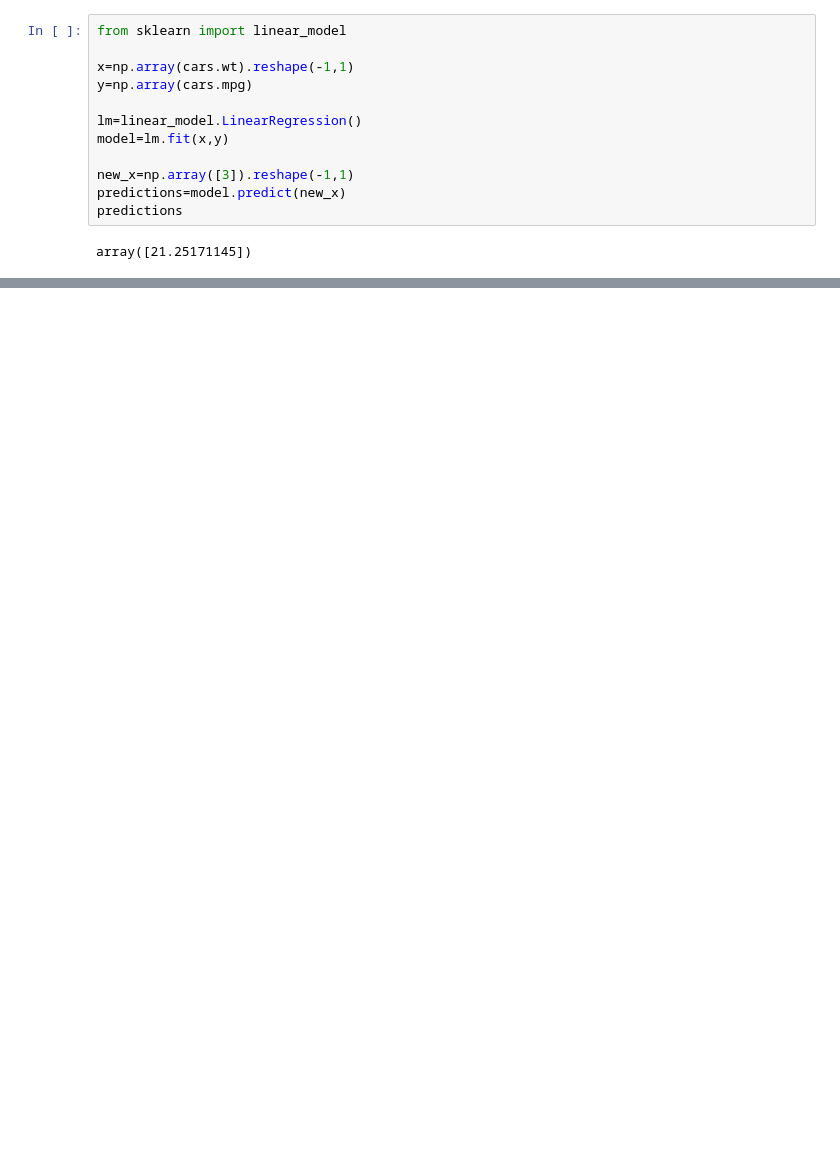
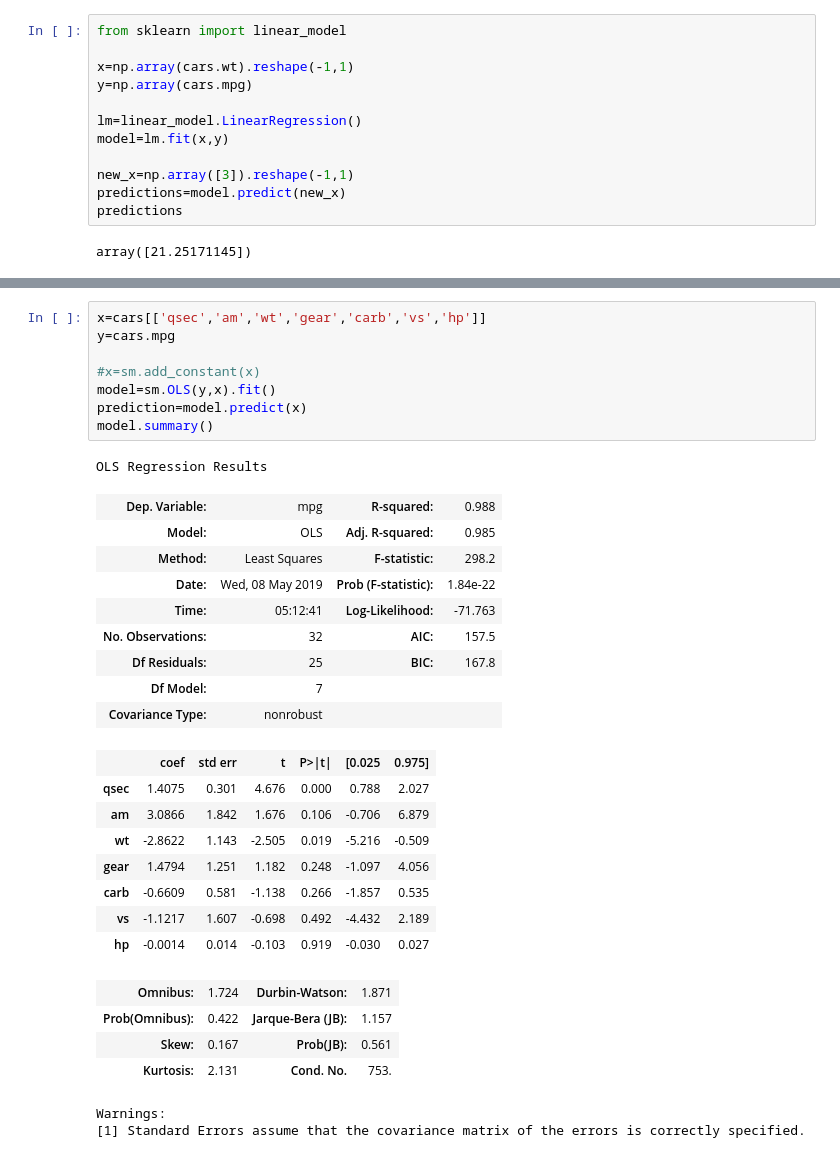
Before and after one commit to jpkch2910/Python-Training, a Jupyter notebook: Firsrt_code.ipynb, the cells around one changed output, grey strips where cells are left out. Drawn from its saved outputs; the diff is of its cells as text; blank space fills up the shorter version.

```diff
--- a/Firsrt_code.ipynb
+++ b/Firsrt_code.ipynb
@@ -420,0 +530,33 @@ array([21.25171145])
+# %%
+x=cars[['qsec','am','wt','gear','carb','vs','hp']]
+y=cars.mpg
+
+#x=sm.add_constant(x)
+model=sm.OLS(y,x).fit()
+prediction=model.predict(x)
+model.summary()
+# %% [output]
+OLS Regression Results
+| Dep. Variable: | mpg | R-squared: | 0.988 |
+| Model: | OLS | Adj. R-squared: | 0.985 |
+| Method: | Least Squares | F-statistic: | 298.2 |
+| Date: | Wed, 08 May 2019 | Prob (F-statistic): | 1.84e-22 |
+| Time: | 05:12:41 | Log-Likelihood: | -71.763 |
+| No. Observations: | 32 | AIC: | 157.5 |
+| Df Residuals: | 25 | BIC: | 167.8 |
+| Df Model: | 7 |  |  |
+| Covariance Type: | nonrobust |  |  |
+|  | coef | std err | t | P>|t| | [0.025 | 0.975] |
+| qsec | 1.4075 | 0.301 | 4.676 | 0.000 | 0.788 | 2.027 |
+| am | 3.0866 | 1.842 | 1.676 | 0.106 | -0.706 | 6.879 |
+| wt | -2.8622 | 1.143 | -2.505 | 0.019 | -5.216 | -0.509 |
+| gear | 1.4794 | 1.251 | 1.182 | 0.248 | -1.097 | 4.056 |
+| carb | -0.6609 | 0.581 | -1.138 | 0.266 | -1.857 | 0.535 |
+| vs | -1.1217 | 1.607 | -0.698 | 0.492 | -4.432 | 2.189 |
+| hp | -0.0014 | 0.014 | -0.103 | 0.919 | -0.030 | 0.027 |
+| Omnibus: | 1.724 | Durbin-Watson: | 1.871 |
+| Prob(Omnibus): | 0.422 | Jarque-Bera (JB): | 1.157 |
+| Skew: | 0.167 | Prob(JB): | 0.561 |
+| Kurtosis: | 2.131 | Cond. No. | 753. |
+Warnings:
+[1] Standard Errors assume that the covariance matrix of the errors is correctly specified.
```
Also changed, not shown: parts of 16 cells of this notebook.
